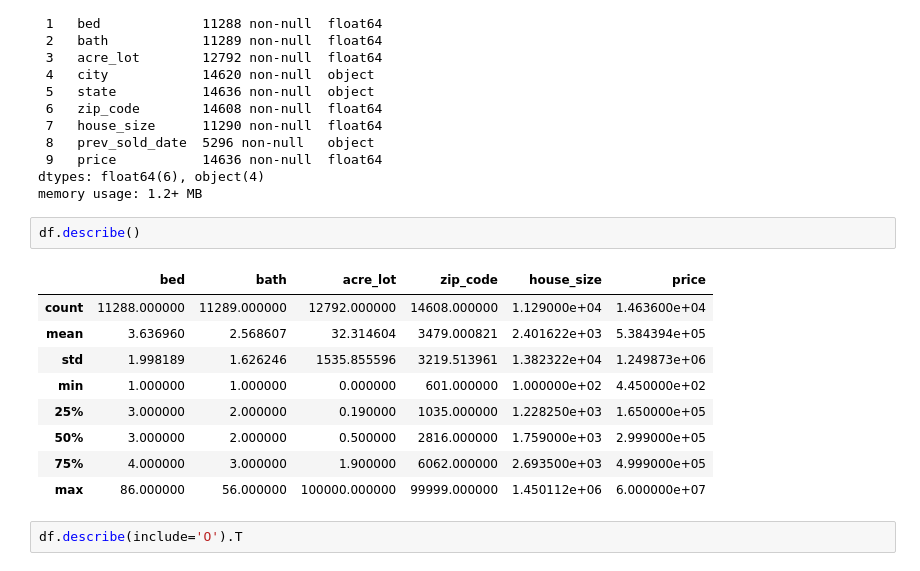
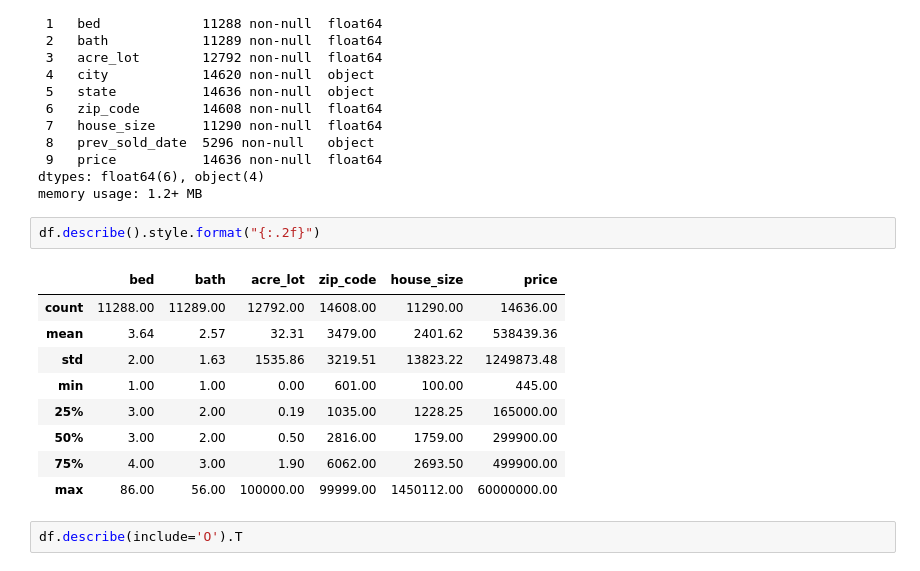
Before and after one commit to antonisgiann/ml_with_scikit-learn, a Jupyter notebook: Regression/usa-real-estate-dataset/notebook.ipynb, the cells around one changed output. Drawn from its saved outputs; the diff is of its cells as text.

```diff
--- a/Regression/usa-real-estate-dataset/notebook.ipynb
+++ b/Regression/usa-real-estate-dataset/notebook.ipynb
@@ -155,17 +157,17 @@ Data columns (total 10 columns):
 dtypes: float64(6), object(4)
 memory usage: 1.2+ MB
 # %%
-df.describe()
+df.describe().style.format("{:.2f}")
 # %% [output]
 |  | bed | bath | acre_lot | zip_code | house_size | price |
-| count | 11288.000000 | 11289.000000 | 12792.000000 | 14608.000000 | 1.129000e+04 | 1.463600e+04 |
-| mean | 3.636960 | 2.568607 | 32.314604 | 3479.000821 | 2.401622e+03 | 5.384394e+05 |
-| std | 1.998189 | 1.626246 | 1535.855596 | 3219.513961 | 1.382322e+04 | 1.249873e+06 |
-| min | 1.000000 | 1.000000 | 0.000000 | 601.000000 | 1.000000e+02 | 4.450000e+02 |
-| 25% | 3.000000 | 2.000000 | 0.190000 | 1035.000000 | 1.228250e+03 | 1.650000e+05 |
-| 50% | 3.000000 | 2.000000 | 0.500000 | 2816.000000 | 1.759000e+03 | 2.999000e+05 |
-| 75% | 4.000000 | 3.000000 | 1.900000 | 6062.000000 | 2.693500e+03 | 4.999000e+05 |
-| max | 86.000000 | 56.000000 | 100000.000000 | 99999.000000 | 1.450112e+06 | 6.000000e+07 |
+| count | 11288.00 | 11289.00 | 12792.00 | 14608.00 | 11290.00 | 14636.00 |
+| mean | 3.64 | 2.57 | 32.31 | 3479.00 | 2401.62 | 538439.36 |
+| std | 2.00 | 1.63 | 1535.86 | 3219.51 | 13823.22 | 1249873.48 |
+| min | 1.00 | 1.00 | 0.00 | 601.00 | 100.00 | 445.00 |
+| 25% | 3.00 | 2.00 | 0.19 | 1035.00 | 1228.25 | 165000.00 |
+| 50% | 3.00 | 2.00 | 0.50 | 2816.00 | 1759.00 | 299900.00 |
+| 75% | 4.00 | 3.00 | 1.90 | 6062.00 | 2693.50 | 499900.00 |
+| max | 86.00 | 56.00 | 100000.00 | 99999.00 | 1450112.00 | 60000000.00 |
 # %%
 df.describe(include='O').T
 # %% [output]
```
Also changed, not shown: parts of 21 cells of this notebook.
